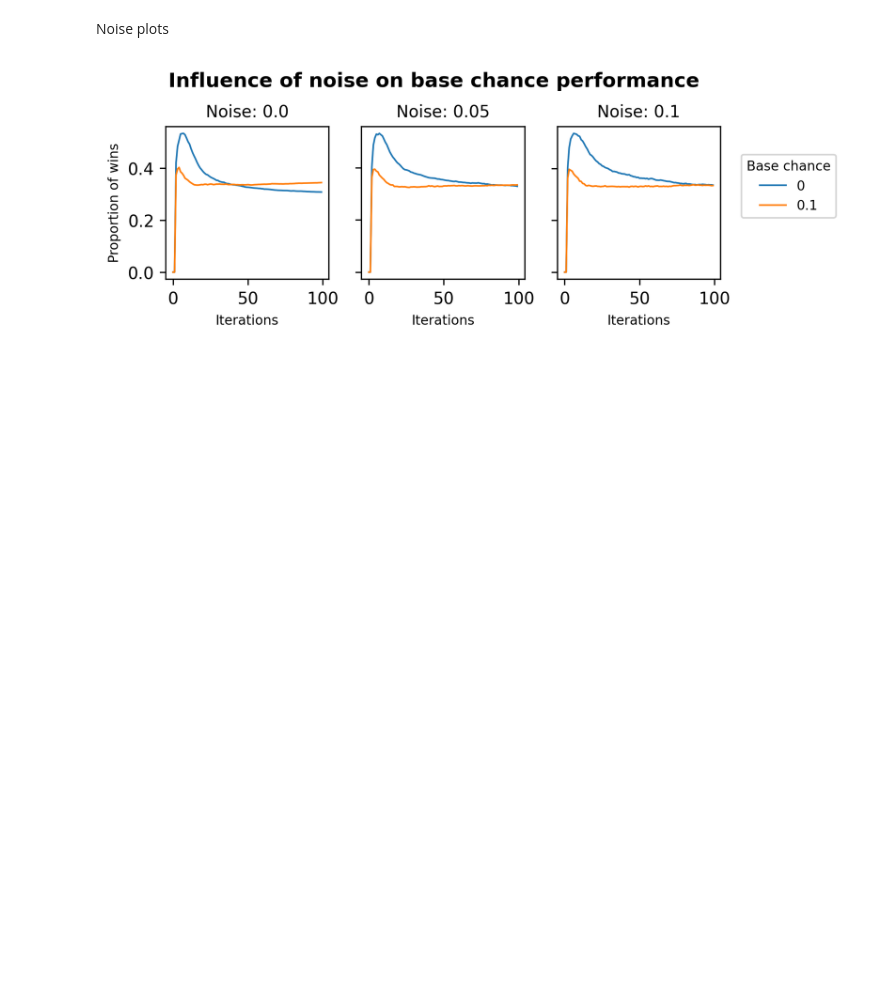
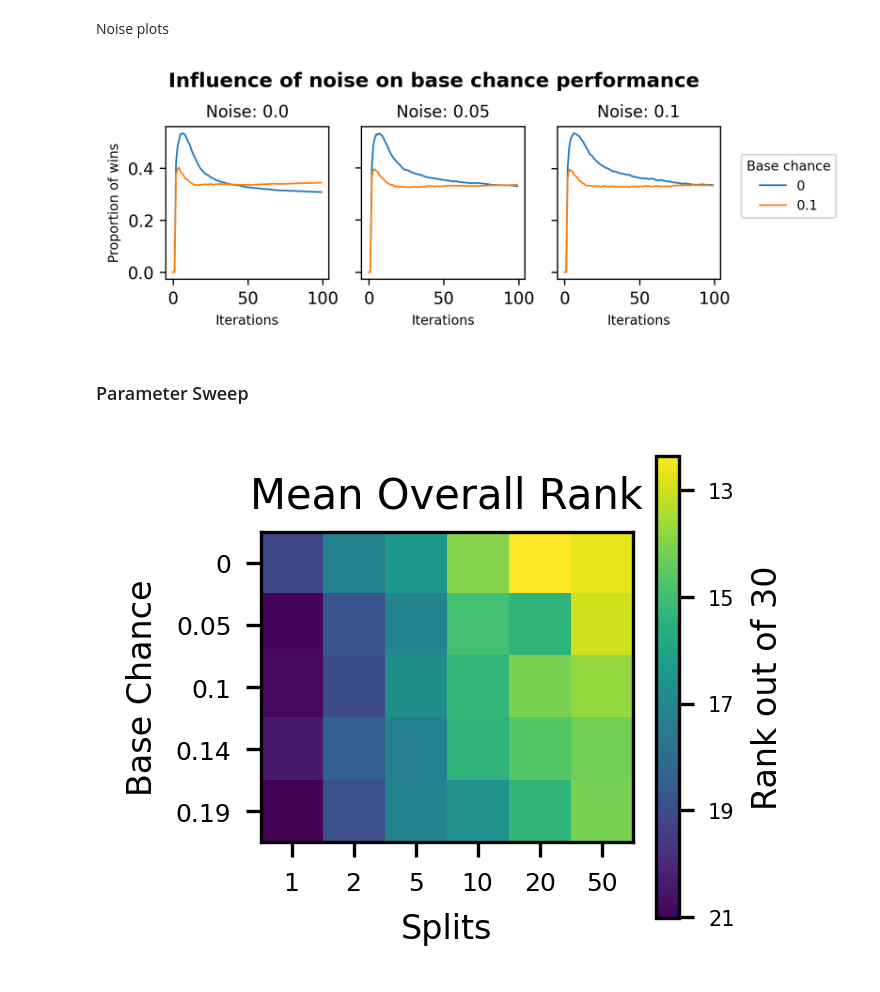
Before and after one commit to nesou2/direvo_sim, a Jupyter notebook: PLOS_figures/PLOS_figures.ipynb, the cells around one changed output. Cells and saved outputs as stored; diff of their text form; code cells hidden in the pictures; blank space fills up the shorter version.

```diff
--- a/PLOS_figures/PLOS_figures.ipynb
+++ b/PLOS_figures/PLOS_figures.ipynb
@@ -673,7 +602,7 @@ cbar.ax.tick_params(labelsize=6)
 # %% [output]
 [figure]
 # %%
-with open('/home/jess-pc/Documents/results/TrpB_hist.pkl', 'rb') as f:
+with open('/home/jess/Documents/results/direvo_paper_data/TrpB_hist.pkl', 'rb') as f:
     TrpB_hist = pickle.load(f)
 # %%
 results_processed = TrpB_hist.max(axis=3)[:,:,-1]
@@ -702,7 +631,7 @@ plt.show()
 # %% [markdown]
 NK plots
 # %%
-with open('/home/jess-pc/Documents/results/noise_NK_data.pkl', 'rb') as f:
+with open('/home/jess/Documents/results/direvo_paper_data/noise_NK_data.pkl', 'rb') as f:
     data = pickle.load(f)
 # %%
 NKs = list(zip(data['ns'], data['ks']))
@@ -771,3 +696,41 @@ for ax in axs.flat:
     ax.label_outer()
 # %% [output]
 [figure]
+# %% [markdown]
+### Parameter Sweep
+# %%
+with open('/home/jess/Documents/results/direvo_paper_data/strategy_sweep.pkl', 'rb') as f:
+    data = pickle.load(f)
+# %%
+arr = data[:,:,:,:,:,:] # data with shape (3, 3, 3, 3, 5, 5)
+# Reshape the array to combine the 5th and 6th dimensions into one
+reshaped_arr = arr.reshape(*arr.shape[:4], -1)
+# Use argsort to rank the elements along this combined dimension (last axis)
+rank_indices = np.argsort(reshaped_arr, axis=-1)
+# %%
+plt.figure(figsize=(2,2), dpi=300)
+plt.title('Mean Overall Rank', fontsize=10)
+plt.imshow(rank_indices[:,:,:,:,:].mean(axis=(0,1,2,3)).reshape(6,5).T)
+plt.ylabel('Base Chance', fontsize=8)
+plt.yticks(ticks = np.arange(5), labels =[0,0.05,0.1,0.14,0.19])
+plt.xlabel('Splits', fontsize=8)
+plt.xticks(ticks = np.arange(6), labels =[50,20,10,5,2,1])
+plt.tick_params(axis='both', which='major', labelsize=6)
+cbar = plt.colorbar(label='Rank out of 30')
+
+# Change the font size of the colorbar ticks
+cbar.ax.tick_params(labelsize=5)
+
+# Change the font size of the colorbar label
+cbar.set_label('Rank out of 30', fontsize=8)
+
+tick_positions = [10, 12, 14, 16,18]  # Positions of ticks
+tick_labels = [(31-i) for i in tick_positions]  # Labels for each position
+
+cbar.set_ticks(tick_positions)  # Set positions of ticks
+cbar.set_ticklabels(tick_labels)  # Set custom labels for the ticks
+
+# Reverse the x-axis
+plt.gca().invert_xaxis()
+# %% [output]
+[figure, added]
```
Also changed, not shown: parts of 37 cells of this notebook.
